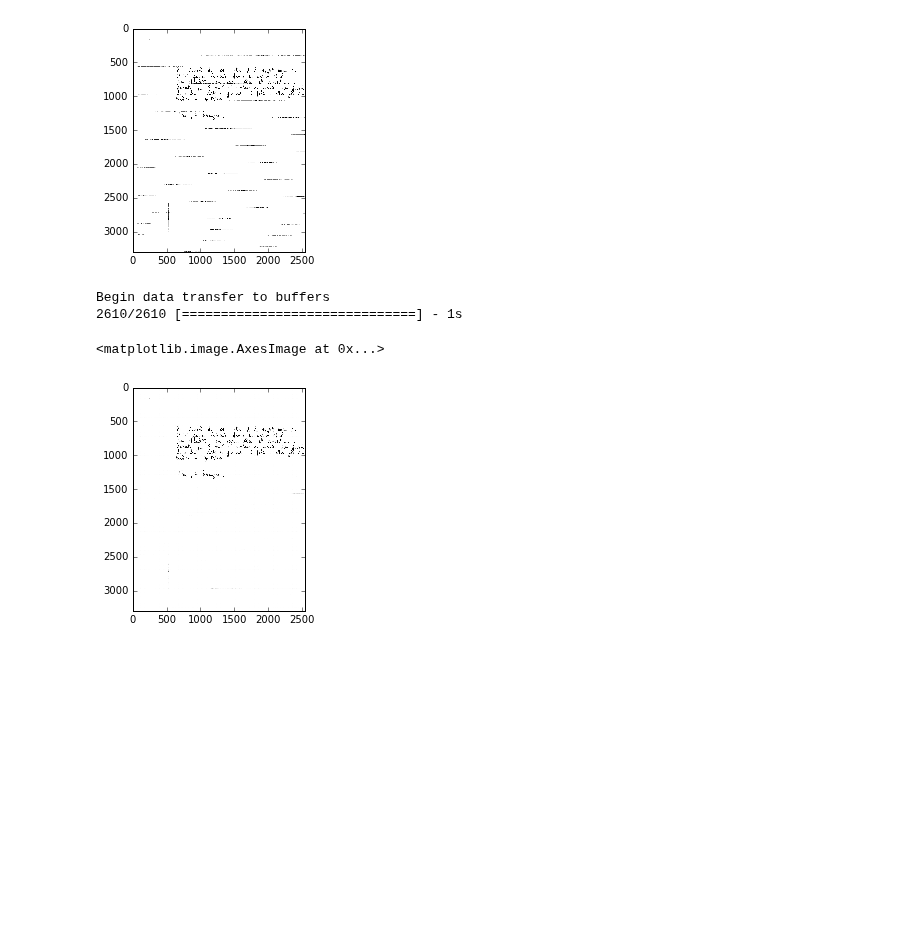
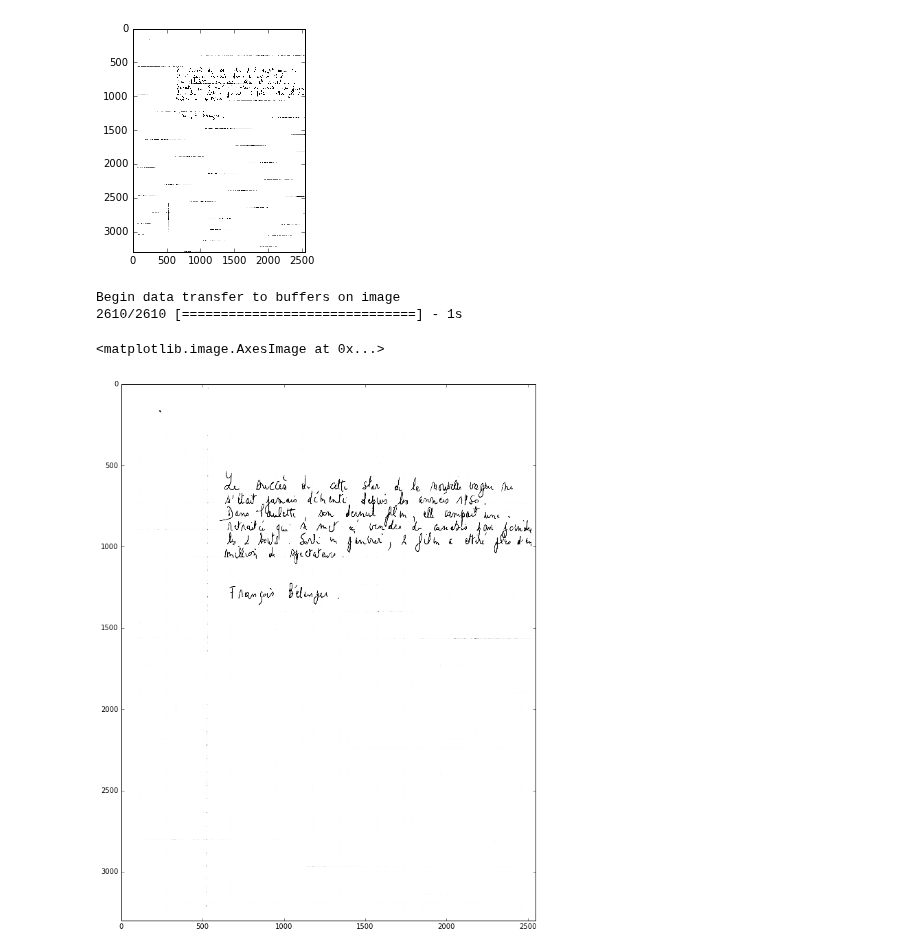
Before and after one commit to Lab41/d-script, a Jupyter notebook: inference2d/denoise-fullim.ipynb, the cells around one changed output. Saved outputs shown, nothing was run; the diff lists cells and outputs as text; code cells hidden in the pictures; blank space fills up the shorter version.

```diff
--- a/inference2d/denoise-fullim.ipynb
+++ b/inference2d/denoise-fullim.ipynb
@@ -68,26 +60,26 @@ output_buffer = np.zeros( (obuflen, output_shape) )
 # %%
-import sys
-print "Begin data transfer to buffers"
+print "Begin data transfer to buffers on image "
 input_buffer = []
-for i in xrange(0, im.shape[0] - input_shape[2] + 1, vskip):
-    for j in xrange(0, im.shape[1] - input_shape[3] + 1, hskip):
+for i in xrange(0, im.shape[0] - input_shape[2] + 1, input_shape[2]):
+    for j in xrange(0, im.shape[1] - input_shape[3] + 1, input_shape[3]):
         input_buffer += [im[i:i+input_shape[2], j:j+input_shape[3]]]
 predictbuffer = np.expand_dims(1.0-np.array(input_buffer)/255.0, 1)
 output_buffer = model.predict(predictbuffer, verbose = 1)
 # %% [output]
-Begin data transfer to buffers
+Begin data transfer to buffers on image
 2610/2610 [==============================] - 1s
 # %%
 output_im = np.zeros(im.shape)
 shapesize = (input_shape[2], input_shape[3])
 k = 0
-for i in xrange(0, im.shape[0] - input_shape[2] + 1, vskip):
-    for j in xrange(0, im.shape[1] - input_shape[3] + 1, hskip):
+for i in xrange(0, im.shape[0] - input_shape[2] + 1, input_shape[2]):
+    for j in xrange(0, im.shape[1] - input_shape[3] + 1, input_shape[3]):
         output_im[i:i+input_shape[2],j:j+input_shape[3]] = output_buffer[k].reshape(shapesize)
         k+=1
+plt.figure(figsize=(14,14))
 plt.imshow(1-output_im, cmap='gray')
 # %% [output]
 <matplotlib.image.AxesImage at 0x...>
-[figure, old version]
+[figure, new version]
 # %%
 vskip
```
Also changed, not shown: parts of 3 cells of this notebook, 3 other files.
